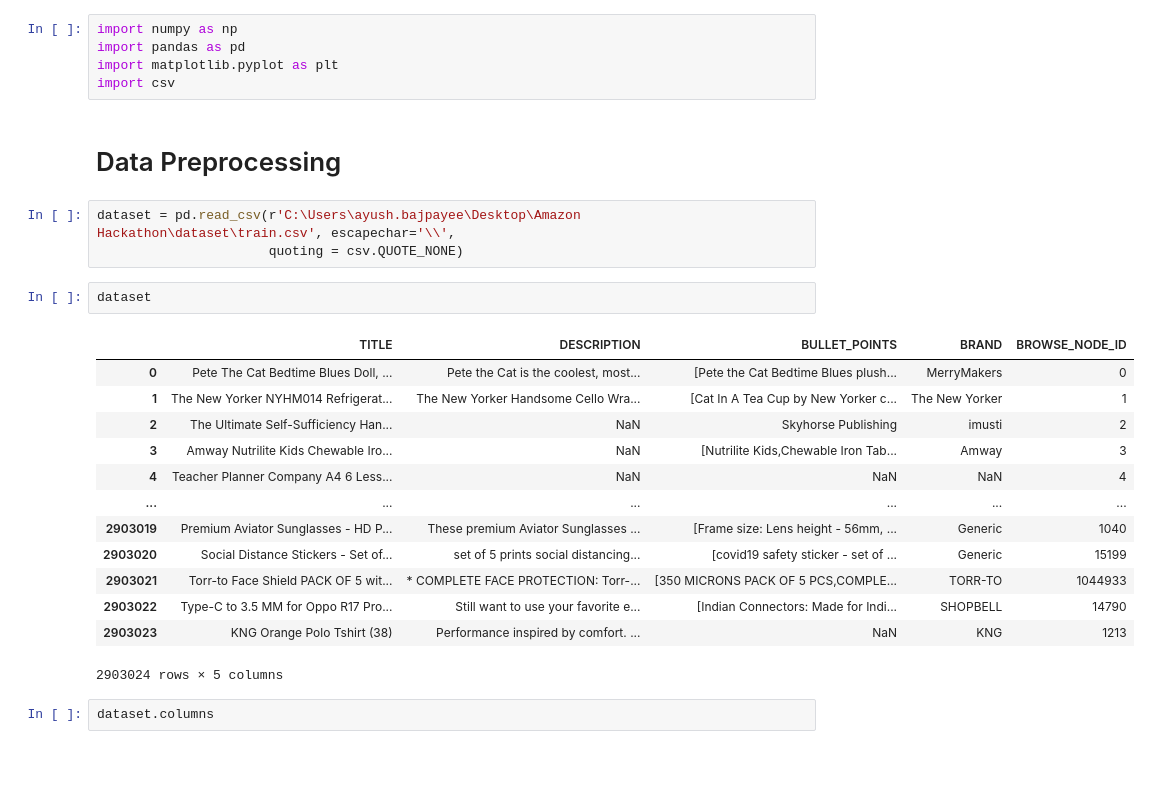
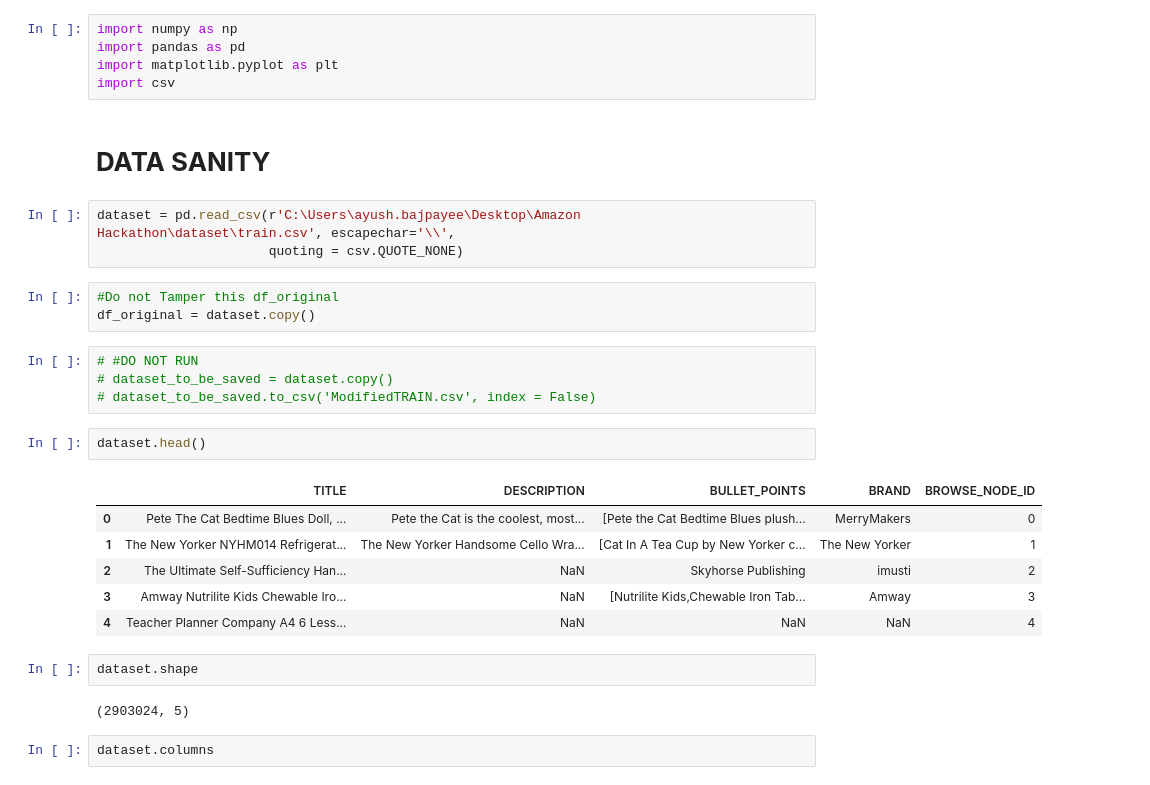
Before and after one commit to AyushBajpayee/Product-Browse-Node-Classfication, a Jupyter notebook: v1_train.ipynb, the cells around one changed output. Saved outputs shown, nothing was run; the diff lists cells and outputs as text.

```diff
--- a/v1_train.ipynb
+++ b/v1_train.ipynb
@@ -5,27 +5,31 @@ import numpy as np
 import pandas as pd
 import matplotlib.pyplot as plt
 import csv
-# %% [markdown]
-# Data Preprocessing
+# %% [markdown]
+# **DATA SANITY**
 # %%
 dataset = pd.read_csv(r'C:\Users\ayush.bajpayee\Desktop\Amazon Hackathon\dataset\train.csv', escapechar='\\',
                       quoting = csv.QUOTE_NONE)
+# %%
+#Do not Tamper this df_original
+df_original = dataset.copy()
+# %%
+# #DO NOT RUN
+# dataset_to_be_saved = dataset.copy()
+# dataset_to_be_saved.to_csv('ModifiedTRAIN.csv', index = False)
 # %%
-dataset
+dataset.head()
 # %% [output]
 |  | TITLE | DESCRIPTION | BULLET_POINTS | BRAND | BROWSE_NODE_ID |
 | 0 | Pete The Cat Bedtime Blues Doll, ... | Pete the Cat is the coolest, most... | [Pete the Cat Bedtime Blues plush... | MerryMakers | 0 |
 | 1 | The New Yorker NYHM014 Refrigerat... | The New Yorker Handsome Cello Wra... | [Cat In A Tea Cup by New Yorker c... | The New Yorker | 1 |
 | 2 | The Ultimate Self-Sufficiency Han... | NaN | Skyhorse Publishing | imusti | 2 |
 | 3 | Amway Nutrilite Kids Chewable Iro... | NaN | [Nutrilite Kids,Chewable Iron Tab... | Amway | 3 |
 | 4 | Teacher Planner Company A4 6 Less... | NaN | NaN | NaN | 4 |
-| ... | ... | ... | ... | ... | ... |
-| 2903019 | Premium Aviator Sunglasses - HD P... | These premium Aviator Sunglasses ... | [Frame size: Lens height - 56mm, ... | Generic | 1040 |
-| 2903020 | Social Distance Stickers - Set of... | set of 5 prints social distancing... | [covid19 safety sticker - set of ... | Generic | 15199 |
-| 2903021 | Torr-to Face Shield PACK OF 5 wit... | * COMPLETE FACE PROTECTION: Torr-... | [350 MICRONS PACK OF 5 PCS,COMPLE... | TORR-TO | 1044933 |
-| 2903022 | Type-C to 3.5 MM for Oppo R17 Pro... | Still want to use your favorite e... | [Indian Connectors: Made for Indi... | SHOPBELL | 14790 |
-| 2903023 | KNG Orange Polo Tshirt (38) | Performance inspired by comfort. ... | NaN | KNG | 1213 |
-2903024 rows × 5 columns
+# %%
+dataset.shape
+# %% [output]
+(2903024, 5)
 # %%
 dataset.columns
 # %% [output]
```
Also changed, not shown: parts of 26 cells of this notebook.
